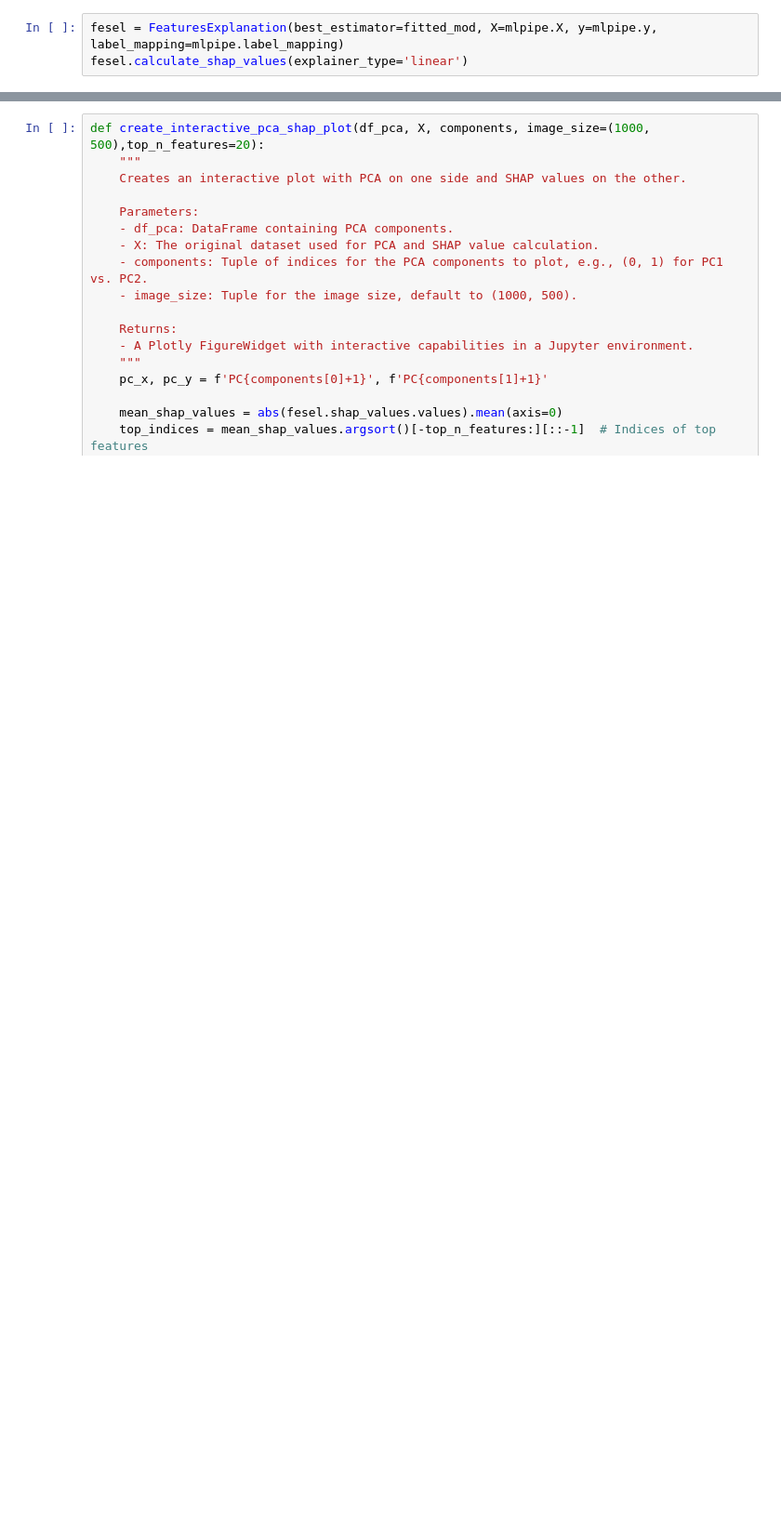
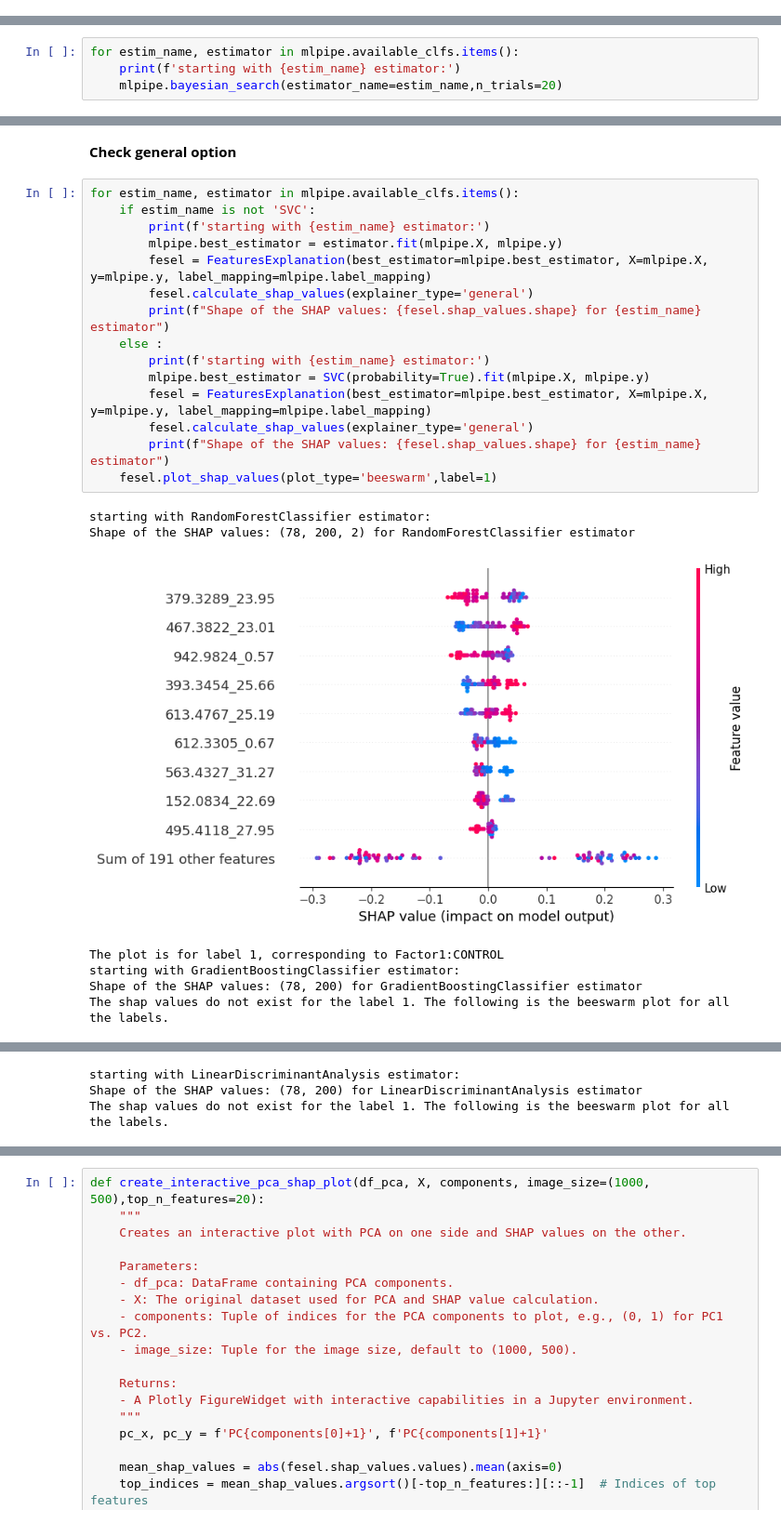
Before and after one commit to costasmexis/AI4META, a Jupyter notebook: main.ipynb, the cells around one changed output, grey strips where cells are left out. Shown at 93% size. Cells and saved outputs as stored; diff of their text form; blank space fills up the shorter version.

```diff
--- a/main.ipynb
+++ b/main.ipynb
@@ -309,3 +0,0 @@ fitted_mod = LogisticRegression().fit(mlpipe.X, mlpipe.y)
-# %%
-fesel = FeaturesExplanation(best_estimator=fitted_mod, X=mlpipe.X, y=mlpipe.y, label_mapping=mlpipe.label_mapping)
-fesel.calculate_shap_values(explainer_type='linear')
@@ -418,0 +127,4 @@ df_pca = create_pca_dataframe(fesel.X, 2)
+# %%
+for estim_name, estimator in mlpipe.available_clfs.items():
+    print(f'starting with {estim_name} estimator:')
+    mlpipe.bayesian_search(estimator_name=estim_name,n_trials=20)
@@ -418,0 +182,25 @@ df_pca = create_pca_dataframe(fesel.X, 2)
+# %% [markdown]
+**Check general option**
+# %%
+for estim_name, estimator in mlpipe.available_clfs.items():
+    if estim_name is not 'SVC':
+        print(f'starting with {estim_name} estimator:')
+        mlpipe.best_estimator = estimator.fit(mlpipe.X, mlpipe.y)
+        fesel = FeaturesExplanation(best_estimator=mlpipe.best_estimator, X=mlpipe.X, y=mlpipe.y, label_mapping=mlpipe.label_mapping)
+        fesel.calculate_shap_values(explainer_type='general')
+        print(f"Shape of the SHAP values: {fesel.shap_values.shape} for {estim_name} estimator")
+    else :
+        print(f'starting with {estim_name} estimator:')
+        mlpipe.best_estimator = SVC(probability=True).fit(mlpipe.X, mlpipe.y)
+        fesel = FeaturesExplanation(best_estimator=mlpipe.best_estimator, X=mlpipe.X, y=mlpipe.y, label_mapping=mlpipe.label_mapping)
+        fesel.calculate_shap_values(explainer_type='general')
+        print(f"Shape of the SHAP values: {fesel.shap_values.shape} for {estim_name} estimator")
+    fesel.plot_shap_values(plot_type='beeswarm',label=1)
+# %% [output]
+starting with RandomForestClassifier estimator:
+Shape of the SHAP values: (78, 200, 2) for RandomForestClassifier estimator
+[figure, added]
+The plot is for label 1, corresponding to Factor1:CONTROL
+starting with GradientBoostingClassifier estimator:
+Shape of the SHAP values: (78, 200) for GradientBoostingClassifier estimator
+The shap values do not exist for the label 1. The following is the beeswarm plot for all the labels.
@@ -418,0 +208,3 @@ df_pca = create_pca_dataframe(fesel.X, 2)
+starting with LinearDiscriminantAnalysis estimator:
+Shape of the SHAP values: (78, 200) for LinearDiscriminantAnalysis estimator
+The shap values do not exist for the label 1. The following is the beeswarm plot for all the labels.
```
Also changed, not shown: parts of 45 cells of this notebook, 6 other files.
